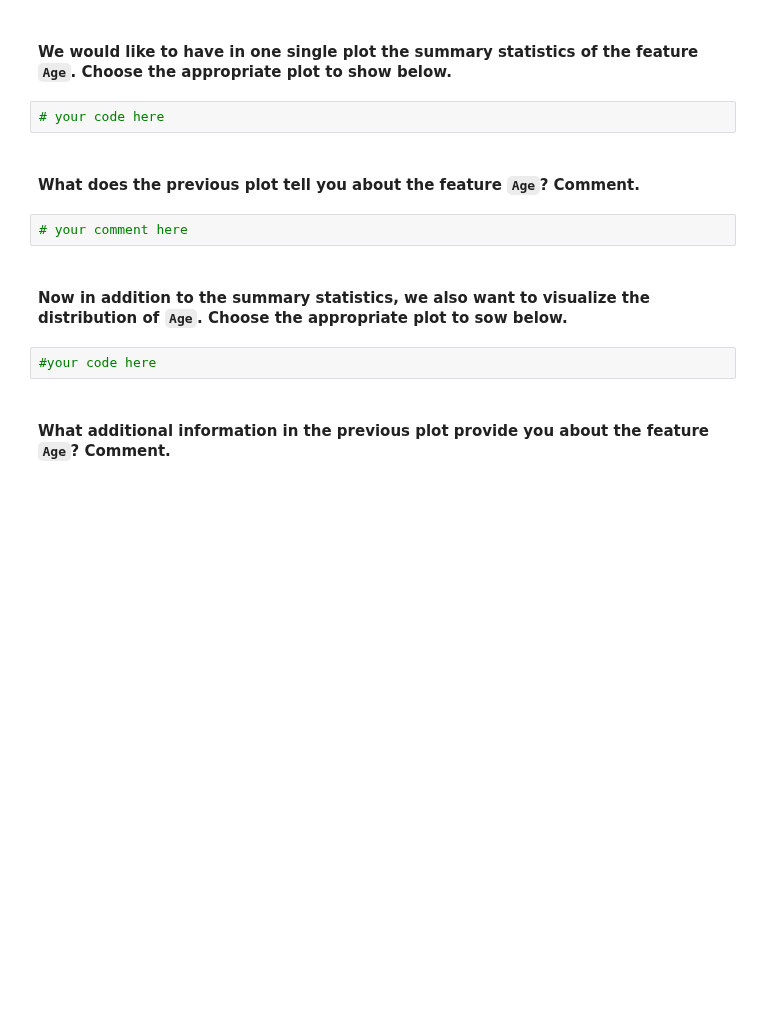
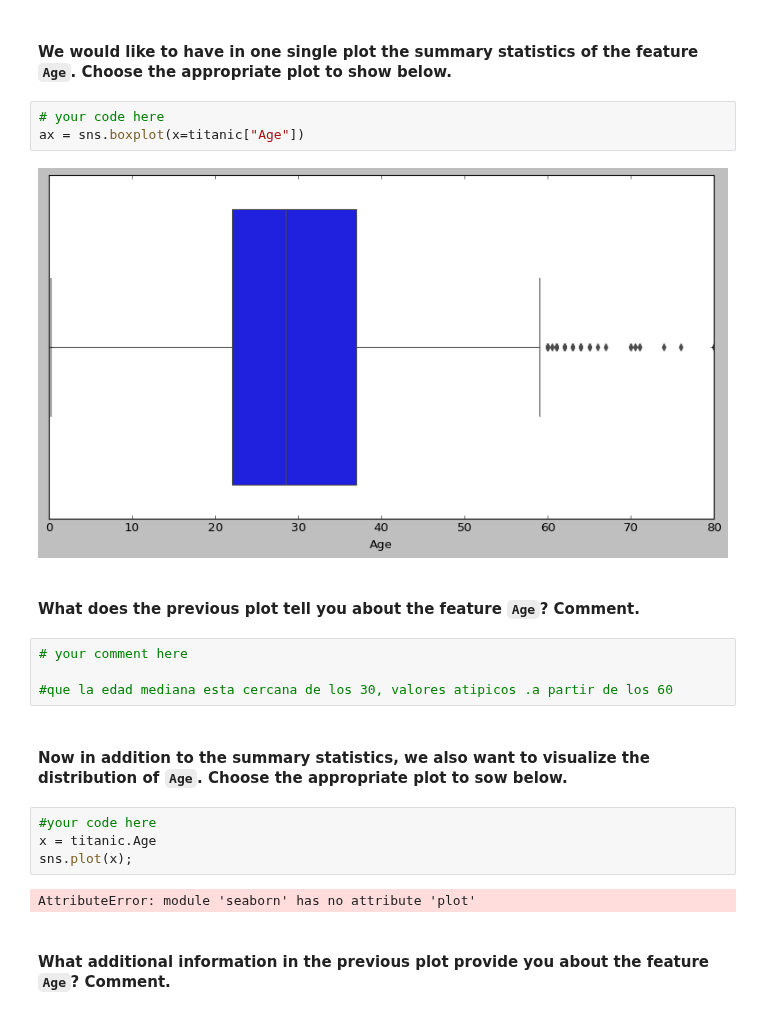
Before and after one commit to ironhack-datalabs/datamad0819, a Jupyter notebook: module-2/lab-matplotlib-seaborn/your-code/challenge-3.ipynb, the cells around one changed output. Cells and saved outputs as stored; diff of their text form; blank space fills up the shorter version.

```diff
--- a/module-2/lab-matplotlib-seaborn/your-code/challenge-3.ipynb
+++ b/module-2/lab-matplotlib-seaborn/your-code/challenge-3.ipynb
@@ -157,14 +158,23 @@ array([3, 1, 2])
 #### We would like to have in one single plot the summary statistics of the feature `Age`. Choose the appropriate plot to show below.
 # %%
 # your code here
+ax = sns.boxplot(x=titanic["Age"])
+# %% [output]
+[figure, added]
 # %% [markdown]
 #### What does the previous plot tell you about the feature `Age`? Comment.
-# %%
-# your comment here
+# %%
+# your comment here
+
+#que la edad mediana esta cercana de los 30, valores atipicos .a partir de los 60
 # %% [markdown]
 #### Now in addition to the summary statistics, we also want to visualize the distribution of `Age`. Choose the appropriate plot to sow below.
 # %%
 #your code here
+x = titanic.Age
+sns.plot(x);
+# %% [output]
+AttributeError: module 'seaborn' has no attribute 'plot'
 # %% [markdown]
 #### What additional information in the previous plot provide you about the feature `Age`? Comment.
 # %%
```
Also changed, not shown: parts of 10 cells of this notebook.
